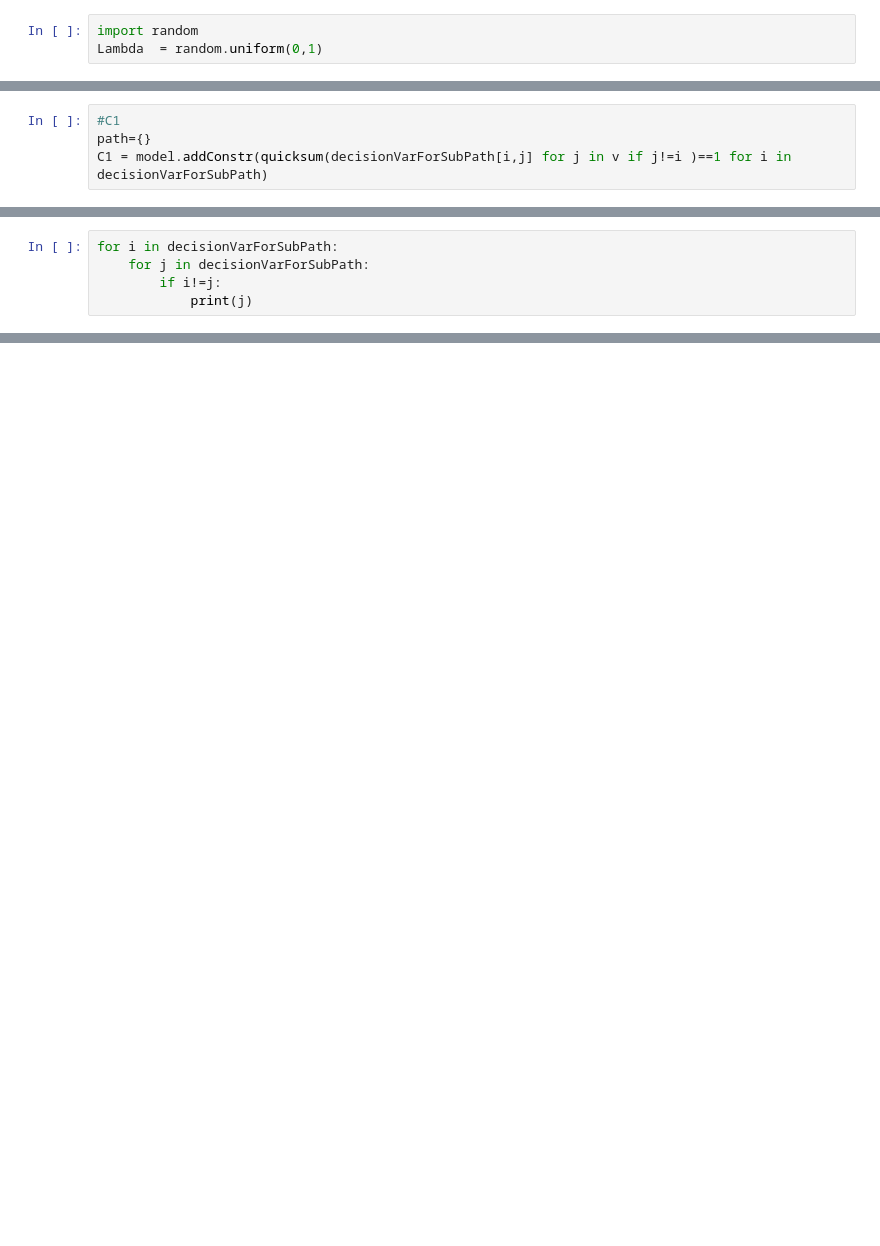
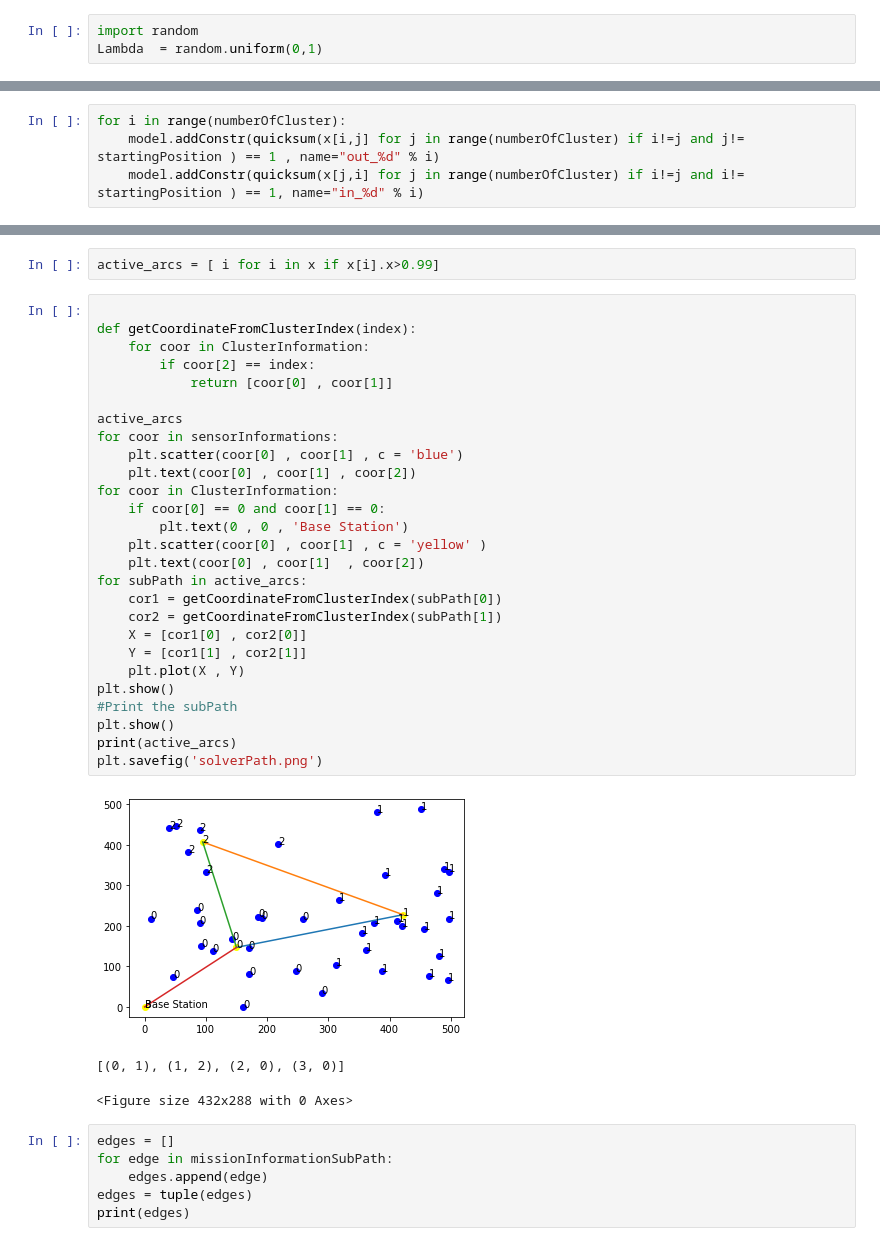
Before and after one commit to akram92i1/UAV_TIME_ENERGY_MIN_OPTIMAL_GUROBI, a Jupyter notebook: UAV_EnergyTimeMinimization.ipynb, the cells around one changed output, grey strips where cells are left out. Cells and saved outputs as stored; diff of their text form; blank space fills up the shorter version.

```diff
--- a/UAV_EnergyTimeMinimization.ipynb
+++ b/UAV_EnergyTimeMinimization.ipynb
@@ -94,4 +133,0 @@ model.setObjectiveN(quicksum(energyTravel[i,j]+hoveringEnergy[i,j] for i,j in de
-# %%
-#C1
-path={}
-C1 = model.addConstr(quicksum(decisionVarForSubPath[i,j] for j in v if j!=i )==1 for i in decisionVarForSubPath)
@@ -100,5 +133,0 @@ KeyError: 0
-# %%
-for i in decisionVarForSubPath:
-    for j in decisionVarForSubPath:
-        if i!=j:
-            print(j)
@@ -122,0 +134,4 @@ for i in decisionVarForSubPath:
+# %%
+for i in range(numberOfCluster):
+    model.addConstr(quicksum(x[i,j] for j in range(numberOfCluster) if i!=j and j!= startingPosition ) == 1 , name="out_%d" % i)
+    model.addConstr(quicksum(x[j,i] for j in range(numberOfCluster) if i!=j and i!= startingPosition ) == 1, name="in_%d" % i)
@@ -122,0 +193,39 @@ for i in decisionVarForSubPath:
+# %%
+active_arcs = [ i for i in x if x[i].x>0.99]
+# %%
+
+def getCoordinateFromClusterIndex(index):
+    for coor in ClusterInformation:
+        if coor[2] == index:
+            return [coor[0] , coor[1]]
+
+active_arcs
+for coor in sensorInformations:
+    plt.scatter(coor[0] , coor[1] , c = 'blue')
+    plt.text(coor[0] , coor[1] , coor[2])
+for coor in ClusterInformation:
+    if coor[0] == 0 and coor[1] == 0:
+        plt.text(0 , 0 , 'Base Station')
+    plt.scatter(coor[0] , coor[1] , c = 'yellow' )
+    plt.text(coor[0] , coor[1]  , coor[2])
+for subPath in active_arcs:
+    cor1 = getCoordinateFromClusterIndex(subPath[0])
+    cor2 = getCoordinateFromClusterIndex(subPath[1])
+    X = [cor1[0] , cor2[0]]
+    Y = [cor1[1] , cor2[1]]
+    plt.plot(X , Y)
+plt.show()
+#Print the subPath
+plt.show()
+print(active_arcs)
+plt.savefig('solverPath.png')
+# %% [output]
+[figure, added]
+[(0, 1), (1, 2), (2, 0), (3, 0)]
+<Figure size 432x288 with 0 Axes>
+# %%
+edges = []
+for edge in missionInformationSubPath:
+    edges.append(edge)
+edges = tuple(edges)
+print(edges)
```
Also changed, not shown: parts of 32 cells of this notebook, 28 other files.
